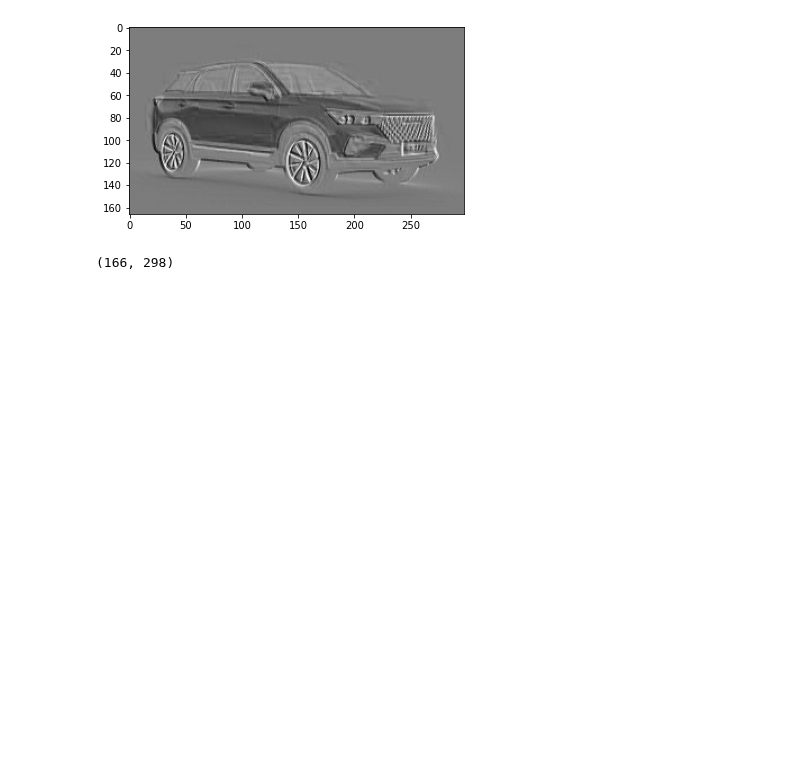
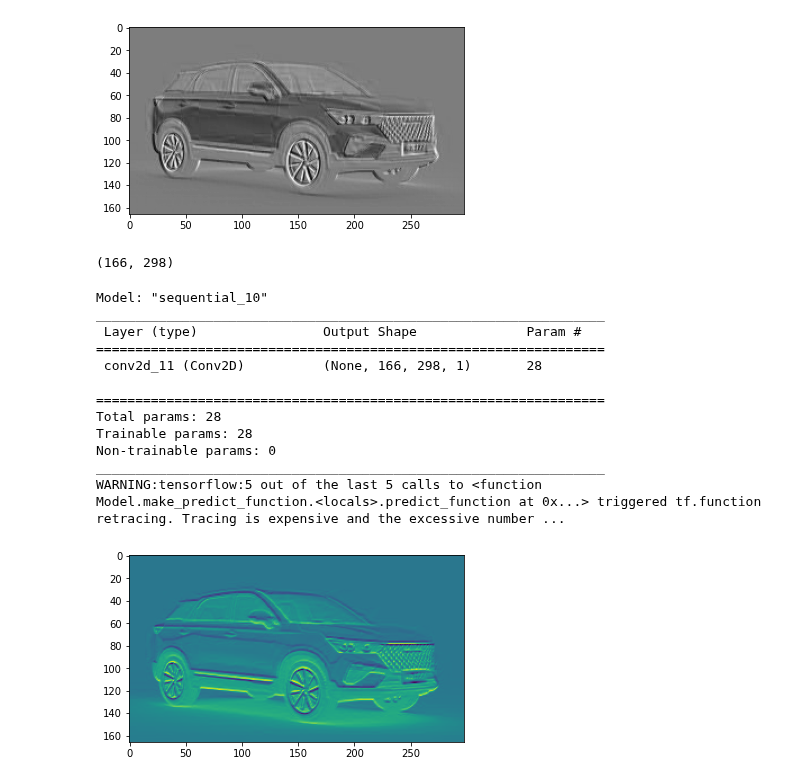
Before and after one commit to TUCchkul/ComputerVision-Object-Detection-and-Object-Tracking, a Jupyter notebook: CNN/Convolutional Neural Network.ipynb, the cells around one changed output. Drawn from its saved outputs; the diff is of its cells as text; code cells hidden in the pictures; blank space fills up the shorter version.

```diff
--- a/CNN/Convolutional Neural Network.ipynb
+++ b/CNN/Convolutional Neural Network.ipynb
@@ -110,3 +110,47 @@ plt.imshow(out_reshape,cmap="gray")
 out_reshape.shape
 # %% [output]
 (166, 298)
+# %%
+def reshaping_in(img, grayscale=True):
+    if grayscale:
+        row,col=img.shape
+        img=img.reshape(1,row,col,1)
+        return img
+    row,col,depth=img.shape
+    img=img.reshape(1,row,col,depth)
+    return img
+def get_conv_model(filters=1, kernel_size=(3,3), strides=(1,1), input_shape=None):
+    CONV_LAYER=[tf.keras.layers.Conv2D(filters=filters,
+                                       kernel_size=kernel_size,
+                                       strides=strides,
+                                       input_shape=input_shape)]
+    conv_model=tf.keras.Sequential(CONV_LAYER)
+    conv_model.summary()
+    return conv_model
+def apply_conv_model_and_visualize(img, conv_model):
+    try:
+        out=conv_model.predict(img)
+        row,col,depth=out.shape[1:]
+        reshape_out=out.reshape(row,col)
+        plt.imshow(reshape_out)
+    except Exception as e:
+        raise e
+# %%
+img=read_img(path_of_car, grayscale=False)
+input_img=reshaping_in(img, grayscale=False)
+model=get_conv_model(filters=1, kernel_size=(3,3), strides=(1,1), input_shape=input_img.shape[1:])
+apply_conv_model_and_visualize(input_img, model)
+# %% [output]
+Model: "sequential_10"
+_________________________________________________________________
+ Layer (type)                Output Shape              Param #
+=================================================================
+ conv2d_11 (Conv2D)          (None, 166, 298, 1)       28
+
+=================================================================
+Total params: 28
+Trainable params: 28
+Non-trainable params: 0
+_________________________________________________________________
+WARNING:tensorflow:5 out of the last 5 calls to <function Model.make_predict_function.<locals>.predict_function at 0x...> triggered tf.function retracing. Tracing is expensive and the excessive number ...
+[figure, added]
```
